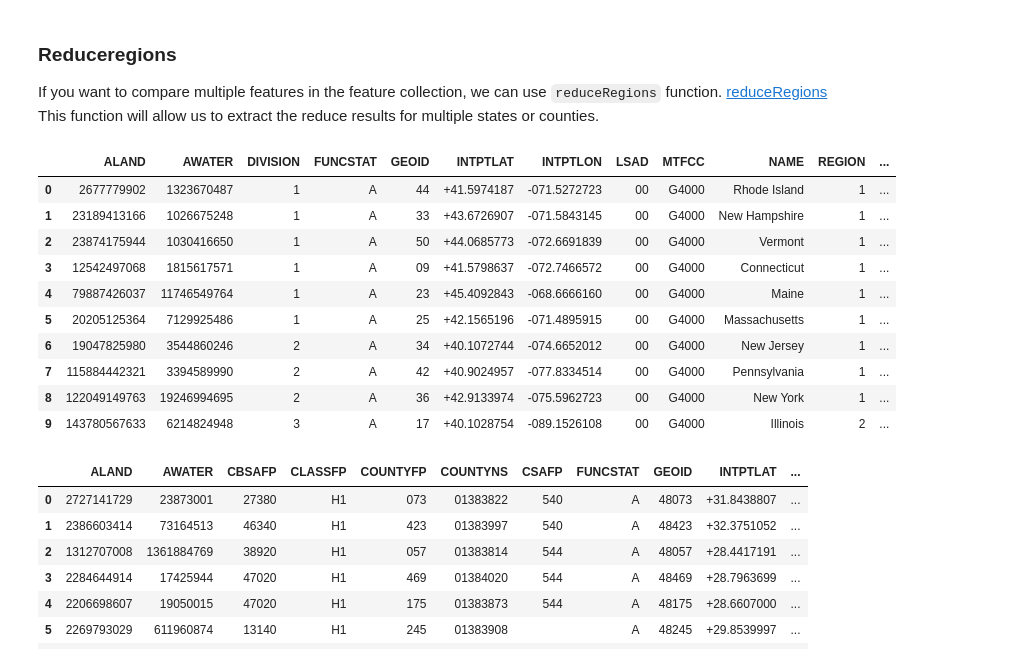
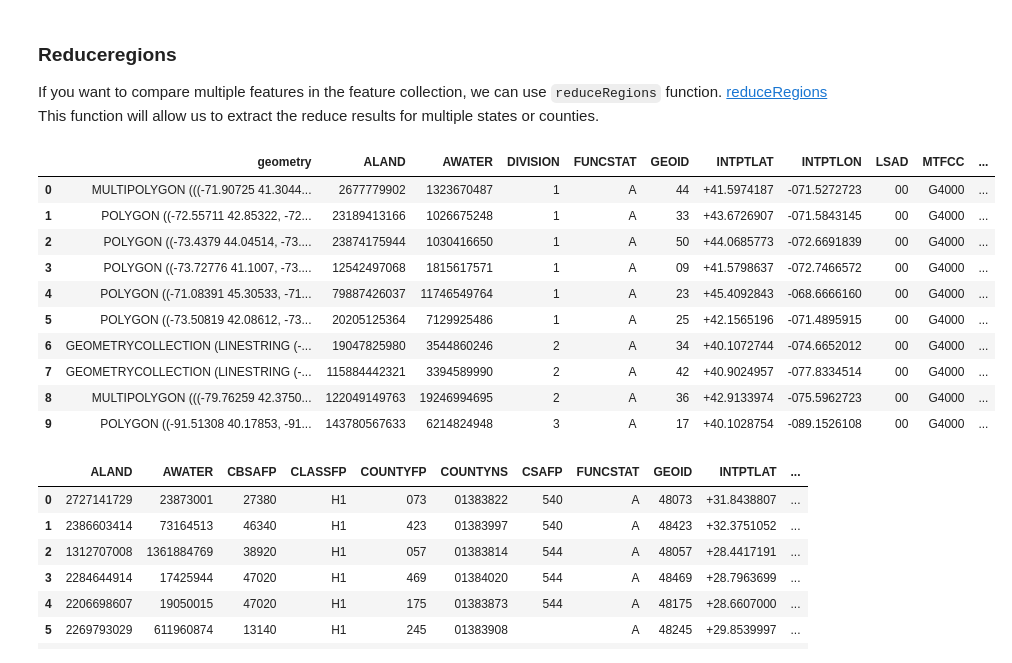
Before and after one commit to YoungHyunKoo/GEE_remote_sensing, a Jupyter notebook: Week3/3_1_Math_Operations.ipynb, the cells around one changed output. Saved outputs shown, nothing was run; the diff lists cells and outputs as text; code cells hidden in the pictures.

```diff
--- a/Week3/3_1_Math_Operations.ipynb
+++ b/Week3/3_1_Math_Operations.ipynb
@@ -266,3 +268,11 @@ Map.centerObject(Texas, 6)
 Map
 # %% [output]
 Map(center=[31.42680331716995, -99.28672202014272], controls=(WidgetControl(options=['position', 'transparent_…
+# %%
+# US contiguous states
+continguous = states.filter(ee.Filter.neq("STUSPS", "AK")).filter(ee.Filter.neq("STUSPS", "HI"))
+Map = geemap.Map()
+
+Map.addLayer(continguous)
+Map.centerObject(continguous, 4)
+Map
@@ -328,29 +340,29 @@ print(ndvi_Bexar.getInfo()['NDVI'])
 
 If you want to compare multiple features in the feature collection, we can use `reduceRegions` function. [reduceRegions](https://developers.google.com/earth-engine/apidocs/ee-image-reduceregions) This function will allow us to extract the reduce results for multiple states or counties.
 # %%
-# reduceRegions function: multiple states
+# reduceRegions function: multiple continguous states
 ndvi_states = ndvi.reduceRegions(
-    collection = states,
-    reducer = ee.Reducer.median(),
+    collection = continguous,
+    reducer = ee.Reducer.mean(),
     scale = 1000
 )
 
 # Output of reduceRegions: feature collection
 # Convert the reduceregions result into pandas dataframe
-df_ndvi_states = geemap.ee_to_df(ndvi_states)
+df_ndvi_states = geemap.ee_to_gdf(ndvi_states)
 df_ndvi_states.head(10)
 # %% [output]
-|  | ALAND | AWATER | DIVISION | FUNCSTAT | GEOID | INTPTLAT | INTPTLON | LSAD | MTFCC | NAME | REGION | ... |
-| 0 | 2677779902 | 1323670487 | 1 | A | 44 | +41.5974187 | -071.5272723 | 00 | G4000 | Rhode Island | 1 | ... |
-| 1 | 23189413166 | 1026675248 | 1 | A | 33 | +43.6726907 | -071.5843145 | 00 | G4000 | New Hampshire | 1 | ... |
-| 2 | 23874175944 | 1030416650 | 1 | A | 50 | +44.0685773 | -072.6691839 | 00 | G4000 | Vermont | 1 | ... |
-| 3 | 12542497068 | 1815617571 | 1 | A | 09 | +41.5798637 | -072.7466572 | 00 | G4000 | Connecticut | 1 | ... |
-| 4 | 79887426037 | 11746549764 | 1 | A | 23 | +45.4092843 | -068.6666160 | 00 | G4000 | Maine | 1 | ... |
-| 5 | 20205125364 | 7129925486 | 1 | A | 25 | +42.1565196 | -071.4895915 | 00 | G4000 | Massachusetts | 1 | ... |
-| 6 | 19047825980 | 3544860246 | 2 | A | 34 | +40.1072744 | -074.6652012 | 00 | G4000 | New Jersey | 1 | ... |
-| 7 | 115884442321 | 3394589990 | 2 | A | 42 | +40.9024957 | -077.8334514 | 00 | G4000 | Pennsylvania | 1 | ... |
-| 8 | 122049149763 | 19246994695 | 2 | A | 36 | +42.9133974 | -075.5962723 | 00 | G4000 | New York | 1 | ... |
-| 9 | 143780567633 | 6214824948 | 3 | A | 17 | +40.1028754 | -089.1526108 | 00 | G4000 | Illinois | 2 | ... |
+|  | geometry | ALAND | AWATER | DIVISION | FUNCSTAT | GEOID | INTPTLAT | INTPTLON | LSAD | MTFCC | ... |
+| 0 | MULTIPOLYGON (((-71.90725 41.3044... | 2677779902 | 1323670487 | 1 | A | 44 | +41.5974187 | -071.5272723 | 00 | G4000 | ... |
+| 1 | POLYGON ((-72.55711 42.85322, -72... | 23189413166 | 1026675248 | 1 | A | 33 | +43.6726907 | -071.5843145 | 00 | G4000 | ... |
+| 2 | POLYGON ((-73.4379 44.04514, -73.... | 23874175944 | 1030416650 | 1 | A | 50 | +44.0685773 | -072.6691839 | 00 | G4000 | ... |
+| 3 | POLYGON ((-73.72776 41.1007, -73.... | 12542497068 | 1815617571 | 1 | A | 09 | +41.5798637 | -072.7466572 | 00 | G4000 | ... |
+| 4 | POLYGON ((-71.08391 45.30533, -71... | 79887426037 | 11746549764 | 1 | A | 23 | +45.4092843 | -068.6666160 | 00 | G4000 | ... |
+| 5 | POLYGON ((-73.50819 42.08612, -73... | 20205125364 | 7129925486 | 1 | A | 25 | +42.1565196 | -071.4895915 | 00 | G4000 | ... |
+| 6 | GEOMETRYCOLLECTION (LINESTRING (-... | 19047825980 | 3544860246 | 2 | A | 34 | +40.1072744 | -074.6652012 | 00 | G4000 | ... |
+| 7 | GEOMETRYCOLLECTION (LINESTRING (-... | 115884442321 | 3394589990 | 2 | A | 42 | +40.9024957 | -077.8334514 | 00 | G4000 | ... |
+| 8 | MULTIPOLYGON (((-79.76259 42.3750... | 122049149763 | 19246994695 | 2 | A | 36 | +42.9133974 | -075.5962723 | 00 | G4000 | ... |
+| 9 | POLYGON ((-91.51308 40.17853, -91... | 143780567633 | 6214824948 | 3 | A | 17 | +40.1028754 | -089.1526108 | 00 | G4000 | ... |
 # %%
 # reduceRegions function: multiple counties
 ndvi_counties = ndvi.reduceRegions(
```
Also changed, not shown: parts of 14 cells of this notebook.
